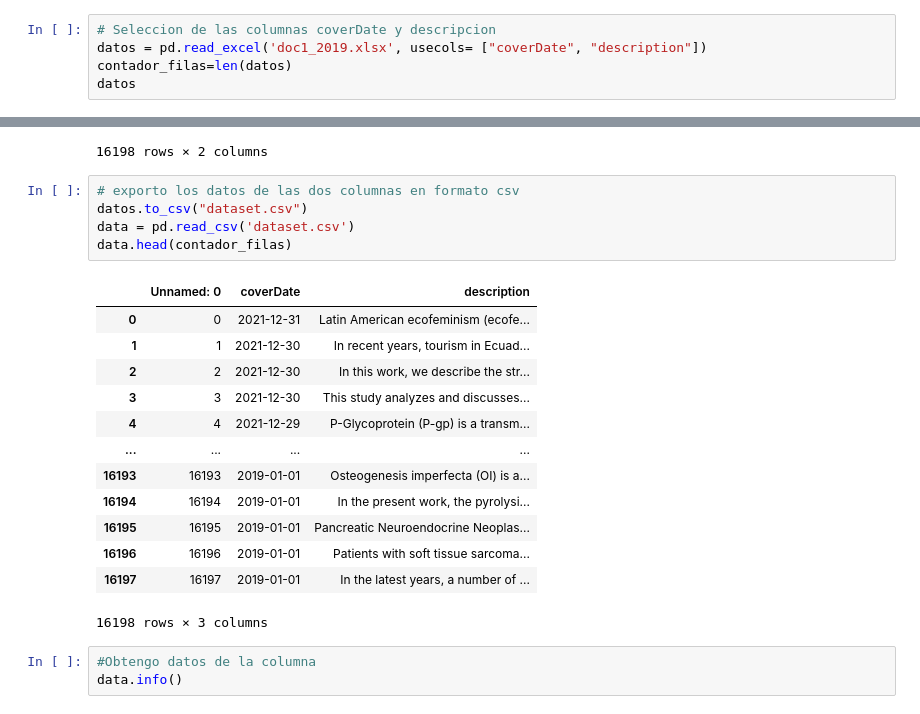
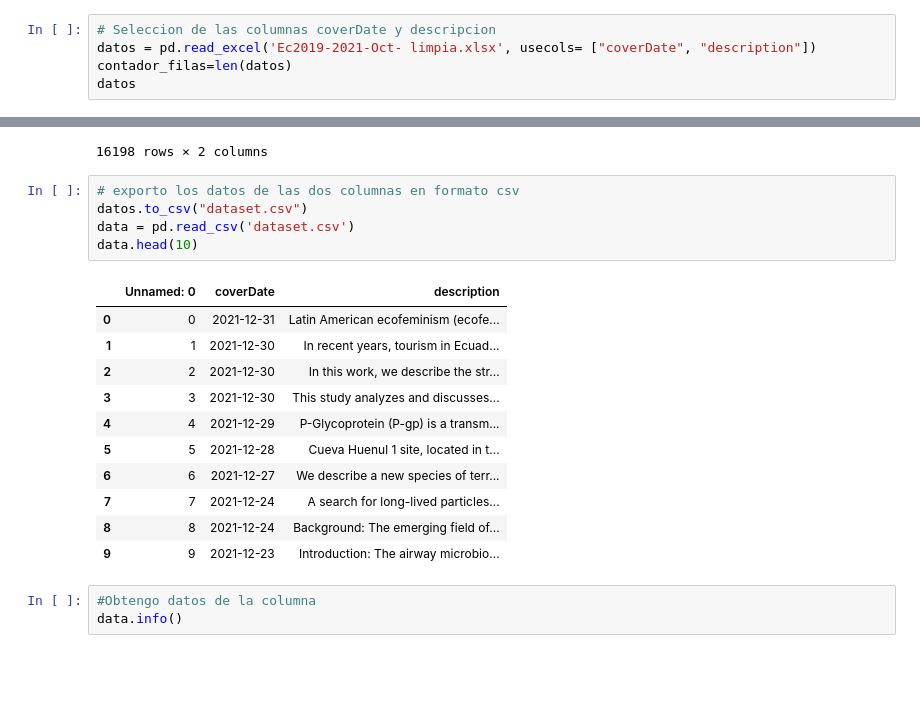
Before and after one commit to FabianRedime/universidad, a Jupyter notebook: 2019/lista2019.ipynb, the cells around one changed output, grey strips where cells are left out. Cells and saved outputs as stored; diff of their text form; blank space fills up the shorter version.

```diff
--- a/2019/lista2019.ipynb
+++ b/2019/lista2019.ipynb
@@ -23,7 +23,7 @@ File
 16198 rows × 11 columns
 # %%
 # Seleccion de las columnas coverDate y descripcion
-datos = pd.read_excel('doc1_2019.xlsx', usecols= ["coverDate", "description"])
+datos = pd.read_excel('Ec2019-2021-Oct- limpia.xlsx', usecols= ["coverDate", "description"])
 contador_filas=len(datos)
 datos
 # %% [output]
@@ -43,22 +43,20 @@ datos
 # %%
 # exporto los datos de las dos columnas en formato csv
 datos.to_csv("dataset.csv")
 data = pd.read_csv('dataset.csv')
-data.head(contador_filas)
+data.head(10)
 # %% [output]
 |  | Unnamed: 0 | coverDate | description |
 | 0 | 0 | 2021-12-31 | Latin American ecofeminism (ecofe... |
 | 1 | 1 | 2021-12-30 | In recent years, tourism in Ecuad... |
 | 2 | 2 | 2021-12-30 | In this work, we describe the str... |
 | 3 | 3 | 2021-12-30 | This study analyzes and discusses... |
 | 4 | 4 | 2021-12-29 | P-Glycoprotein (P-gp) is a transm... |
-| ... | ... | ... | ... |
-| 16193 | 16193 | 2019-01-01 | Osteogenesis imperfecta (OI) is a... |
-| 16194 | 16194 | 2019-01-01 | In the present work, the pyrolysi... |
-| 16195 | 16195 | 2019-01-01 | Pancreatic Neuroendocrine Neoplas... |
-| 16196 | 16196 | 2019-01-01 | Patients with soft tissue sarcoma... |
-| 16197 | 16197 | 2019-01-01 | In the latest years, a number of ... |
+| 5 | 5 | 2021-12-28 | Cueva Huenul 1 site, located in t... |
+| 6 | 6 | 2021-12-27 | We describe a new species of terr... |
+| 7 | 7 | 2021-12-24 | A search for long-lived particles... |
+| 8 | 8 | 2021-12-24 | Background: The emerging field of... |
+| 9 | 9 | 2021-12-23 | Introduction: The airway microbio... |
-16198 rows × 3 columns
 # %%
 #Obtengo datos de la columna
 data.info()
```
Also changed, not shown: parts of 24 cells of this notebook, 4 other files.
